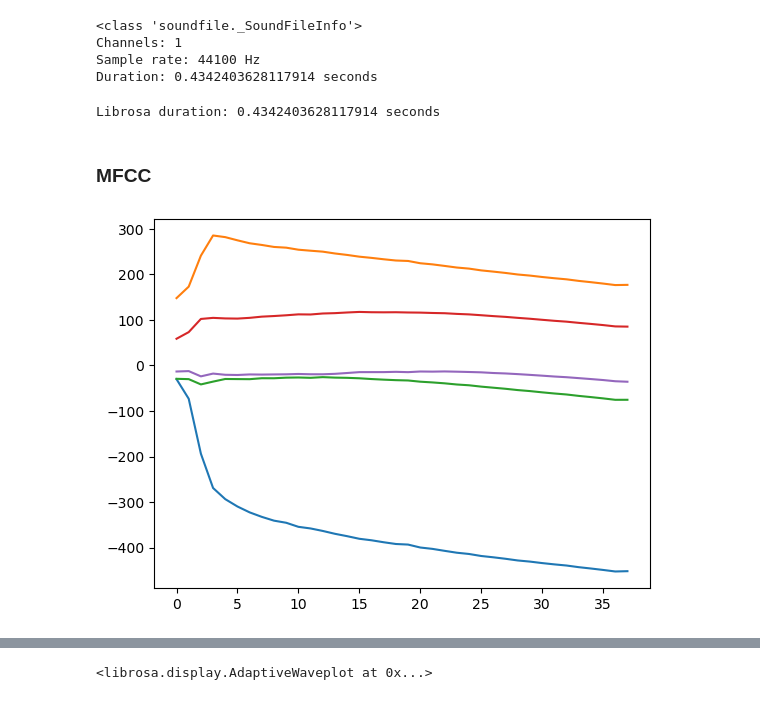
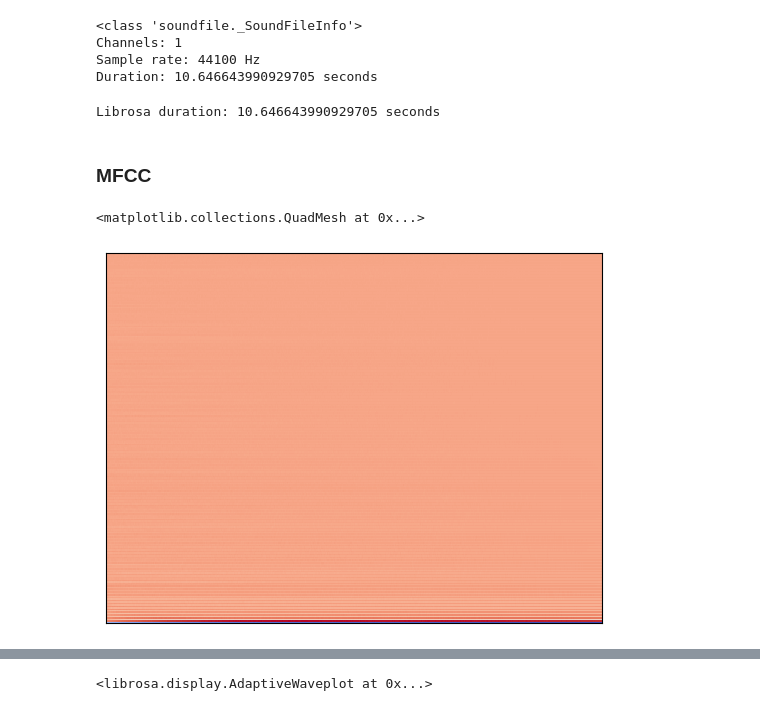
Before and after one commit to PatrikBacko/Bachelor_thesis-Electronic_music, a Jupyter notebook: scripts/librosa_tests/librosa_test.ipynb, the cells around one changed output, grey strips where cells are left out. Cells and saved outputs as stored; diff of their text form; code cells hidden in the pictures.

```diff
--- a/scripts/librosa_tests/librosa_test.ipynb
+++ b/scripts/librosa_tests/librosa_test.ipynb
@@ -15,6 +15,7 @@ import soundfile as sf
 import pyaudio
 # %%
 file_path = r"C:\Users\llama\Desktop\cuni\bakalarka\data\test\kicks\kick_0001.wav"
+file_path = r"C:\Users\llama\Desktop\cuni\bakalarka\data\test\crashes\crash_0001.wav"
 # %%
 def play_wave(wave, wave_info):
     # initialize PyAudio
@@ -43,25 +44,26 @@ print(f"Duration: {wave_info.duration} seconds")
 <class 'soundfile._SoundFileInfo'>
 Channels: 1
 Sample rate: 44100 Hz
-Duration: 0.4342403628117914 seconds
+Duration: 10.646643990929705 seconds
 # %%
 lb_wave, _ = lb.load(file_path, sr=wave_info.samplerate)
 # %%
 duration = lb.get_duration(y=lb_wave, sr=wave_info.samplerate)
 print(f"Librosa duration: {duration} seconds")
 # %% [output]
-Librosa duration: 0.4342403628117914 seconds
+Librosa duration: 10.646643990929705 seconds
 # %% [markdown]
 ### MFCC
 # %%
-mfcc_features = lb.feature.mfcc(y=lb_wave, sr=wave_info.samplerate, n_mfcc=256, n_fft=2048, hop_length=512, lifter=0, dct_type=3, n_mels = 128)
-# lb.display.specshow(mfcc_features, sr=wave_info.samplerate)
+mfcc_features = lb.feature.mfcc(y=lb_wave, sr=wave_info.samplerate, n_mfcc=256, n_fft=2048, hop_length=256, lifter=0, dct_type=3, n_mels = 512)
+lb.display.specshow(mfcc_features, sr=wave_info.samplerate)
 
-plt.plot(mfcc_features[0,:])
-plt.plot(mfcc_features[1,:])
-plt.plot(mfcc_features[2,:])
-plt.plot(mfcc_features[3,:])
-plt.plot(mfcc_features[4,:])
-plt.show()
+# plt.plot(mfcc_features[0,:])
+# plt.plot(mfcc_features[1,:])
+# plt.plot(mfcc_features[2,:])
+# plt.plot(mfcc_features[3,:])
+# plt.plot(mfcc_features[4,:])
+# plt.show()
 # %% [output]
+<matplotlib.collections.QuadMesh at 0x...>
-[figure, old version]
+[figure, new version]
```
Also changed, not shown: parts of 3 cells of this notebook, 2 other files.
